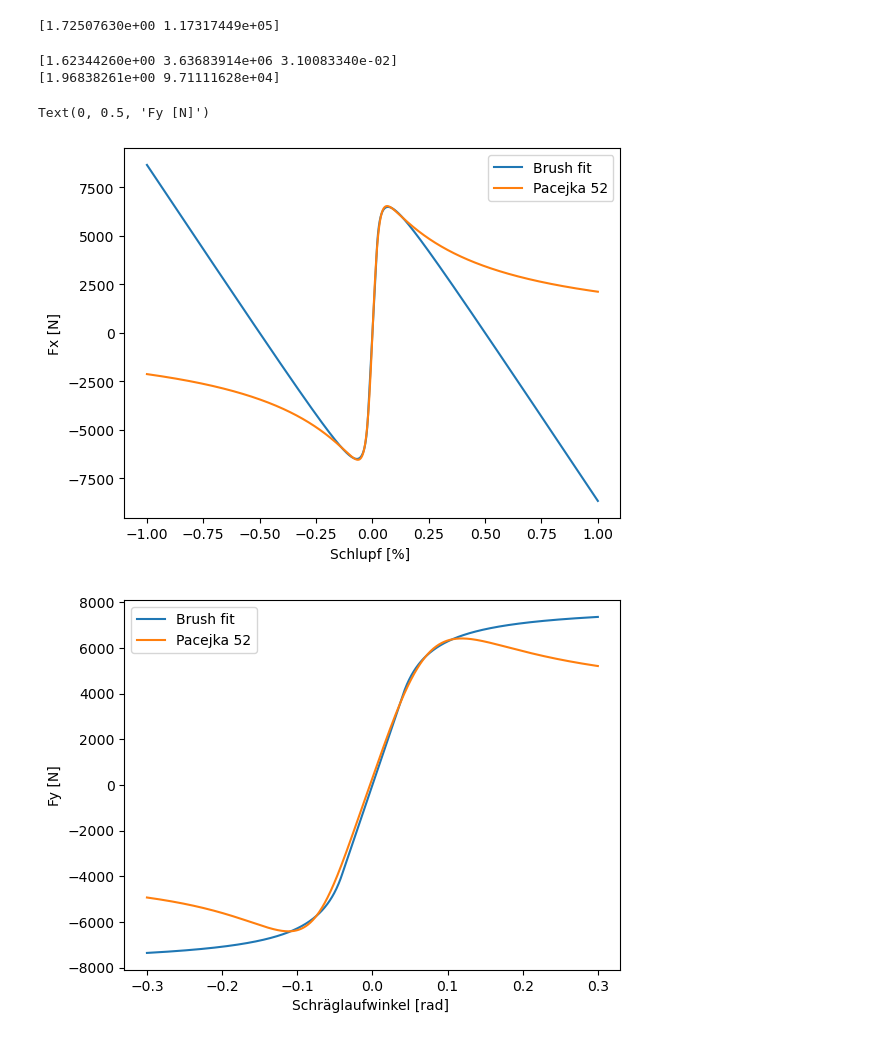
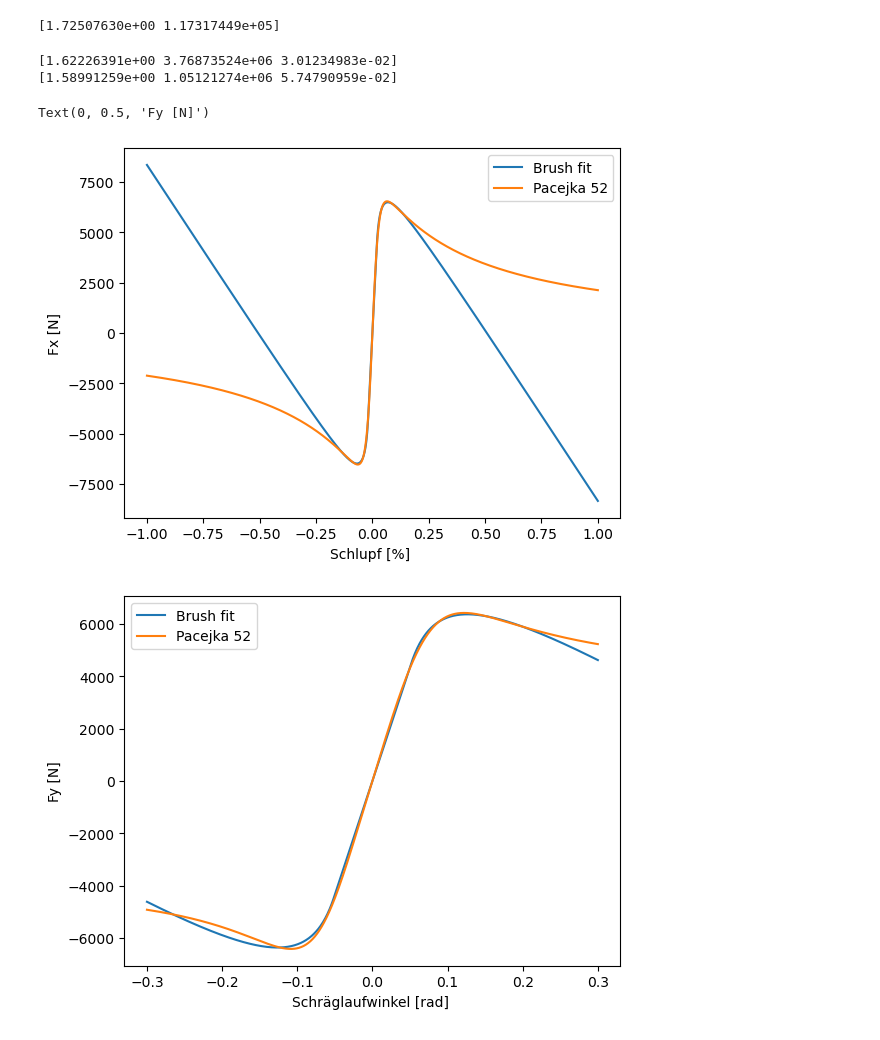
Before and after one commit to BenediktRuhland/SA-Tire-model, a Jupyter notebook: model/Brush_fit.ipynb, the cells around one changed output. Drawn from its saved outputs; the diff is of its cells as text; code cells hidden in the pictures.

```diff
--- a/model/Brush_fit.ipynb
+++ b/model/Brush_fit.ipynb
@@ -44,12 +44,14 @@ from scipy.optimize import curve_fit
 #Pacejka 52
 IA = 0
 Fz0 = 3114
-Fz = 5000
+Fz = 4000
 
 Sx = np.linspace(0,0.15,1000)
-Sy = np.linspace(0,0.3,1000)
+Sy = np.linspace(0,0.2,1000)
+Sxx = np.linspace(0,0.15,1000)
+Syy = np.linspace(0,0.2,1000)
 
-params_Fx_init = [0.8, 360000, 0.04] # mu, kt, lamd
+params_Fx_init = [0.8, 36000, 0.04] # mu, kt, lamd
 params_Fy_init = [1.5, 1.10061960e+05] # mu, Ca
 
 Fx_pa = pa52_0.Pacejka52_long(Fz,Sx,IA,Fz0)[0]
@@ -59,20 +61,24 @@ Fy_pa = pa52_0.Pacejka52_lat(Fz,Sy,IA,Fz0)[0]
 def Fx_br_func(Sx,mu,kt,lam):
     return br.brush_long(Sx,Fz, mu, kt, lam)
 
-def Fy_br_func(Sy, mu, Ca):
-    return br.brush_lat(Sy,Fz, mu, Ca)
+def Fy_br_func(Sy, mu, kt, lam):
+    return br.brush_lat(Sy ,Fz,mu,kt, lam)
+
 
 Fx_br_params, _ = curve_fit(Fx_br_func, Sx, Fx_pa, params_Fx_init)
-Fy_br_params, _ = curve_fit(Fx_br_func, Sy, Fy_pa, params_Fx_init)
+Fy_br_params, _ = curve_fit(Fy_br_func, Sy, Fy_pa, params_Fy_init)
 
 Fx_br_fit = Fx_br_func(Sx,Fx_br_params[0],Fx_br_params[1],Fx_br_params[2])
-Fy_br_fit = Fy_br_func(Sy,Fy_br_params[0],Fy_br_params[1])
+Fy_br_fit = Fy_br_func(Sy,Fy_br_params[0],Fy_br_params[1],Fy_br_params[2])
 
 plt.figure(1)
 plt.plot(Sx,Fx_br_fit)
 plt.plot(Sx,Fx_pa)
 
 plt.figure(2)
+print(Fy_br_params)
+F = br.brush_long(Sxx,Fz, 1.589, 1.05121274e+06, 5.74790959e-02)
+plt.plot(Sxx,F,'r--')
 plt.plot(Sy,Fy_br_fit)
 plt.plot(Sy,Fy_pa)
 # %% [output]
@@ -86,34 +90,34 @@ print(Fy_br_params)
 # %%
 ##Darstellung fitting
 
 
 print(Fx_br_params)
 print(Fy_br_params)
 
 Sxx = np.linspace(-1,1,1000)
 Fxx = br.brush_long(Sxx,Fz, *Fx_br_params)
 Fxx_pa = pa52_0.Pacejka52_long(Fz,Sxx,IA,Fz0)[0]
 
 plt.figure(1)
 plt.plot(Sxx,Fxx, label ="Brush fit")
 plt.plot(Sxx,Fxx_pa, label = "Pacejka 52")
 plt.legend()
 plt.xlabel("Schlupf [%] ")
 plt.ylabel("Fx [N]")
 
 Syy = np.linspace(-0.3,0.3,1000)
-Fyy = br.brush_lat(Syy,Fz, *Fy_br_params)
+Fyy = br.brush_long(Syy,Fz, *Fy_br_params)
 Fyy_pa = pa52_0.Pacejka52_lat(Fz,Syy,IA,Fz0)[0]
 
 plt.figure(2)
 plt.plot(Syy,Fyy, label ="Brush fit")
 plt.plot(Syy,Fyy_pa, label = "Pacejka 52")
 plt.legend()
 plt.xlabel("Schräglaufwinkel [rad] ")
 plt.ylabel("Fy [N]")
 # %% [output]
-[1.62344260e+00 3.63683914e+06 3.10083340e-02]
-[1.96838261e+00 9.71111628e+04]
+[1.62226391e+00 3.76873524e+06 3.01234983e-02]
+[1.58991259e+00 1.05121274e+06 5.74790959e-02]
 Text(0, 0.5, 'Fy [N]')
-[figure, old version]
+[figure, new version]
-[figure, old version]
+[figure, new version]
```
Also changed, not shown: parts of 2 cells of this notebook, 3 other files.
